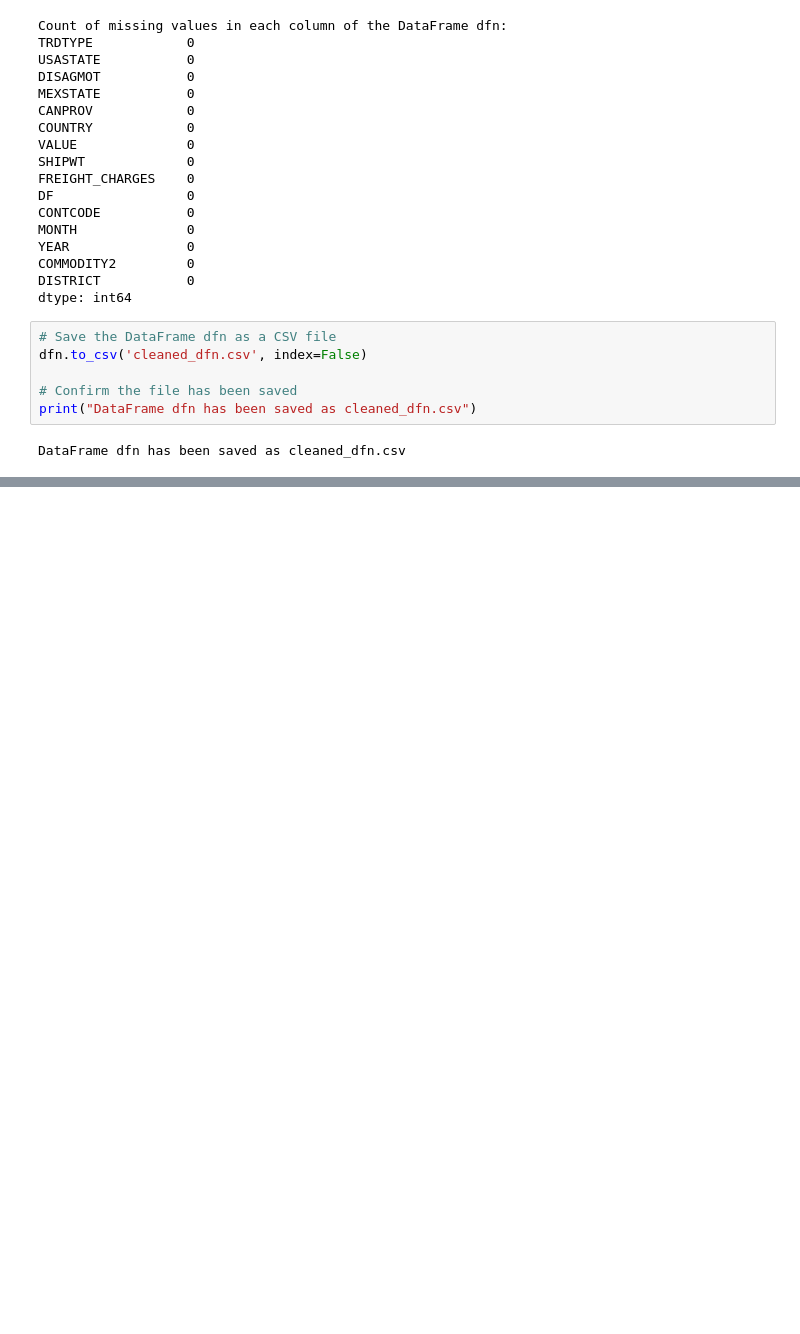
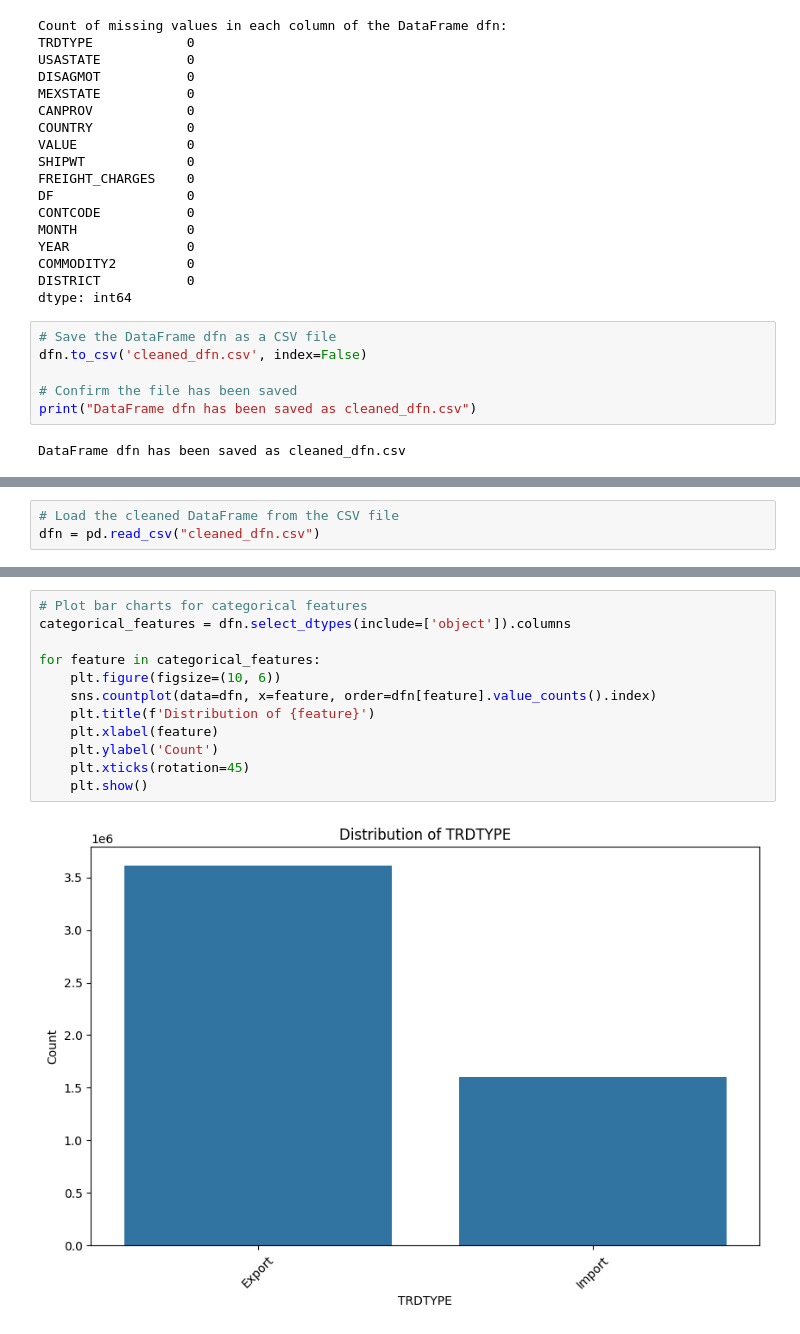
Before and after one commit to Victor-Osei/TransBorder-Freight-Data-Analysis, a Jupyter notebook: mainnew.ipynb, the cells around one changed output, grey strips where cells are left out. Drawn from its saved outputs; the diff is of its cells as text; blank space fills up the shorter version.

```diff
--- a/mainnew.ipynb
+++ b/mainnew.ipynb
@@ -1311,0 +1316,3 @@ DataFrame dfn has been saved as cleaned_dfn.csv
+# %%
+# Load the cleaned DataFrame from the CSV file
+dfn = pd.read_csv("cleaned_dfn.csv")
@@ -1311,0 +1383,14 @@ DataFrame dfn has been saved as cleaned_dfn.csv
+# %%
+# Plot bar charts for categorical features
+categorical_features = dfn.select_dtypes(include=['object']).columns
+
+for feature in categorical_features:
+    plt.figure(figsize=(10, 6))
+    sns.countplot(data=dfn, x=feature, order=dfn[feature].value_counts().index)
+    plt.title(f'Distribution of {feature}')
+    plt.xlabel(feature)
+    plt.ylabel('Count')
+    plt.xticks(rotation=45)
+    plt.show()
+# %% [output]
+[figure, added]
```
Also changed, not shown: parts of 11 cells of this notebook.
